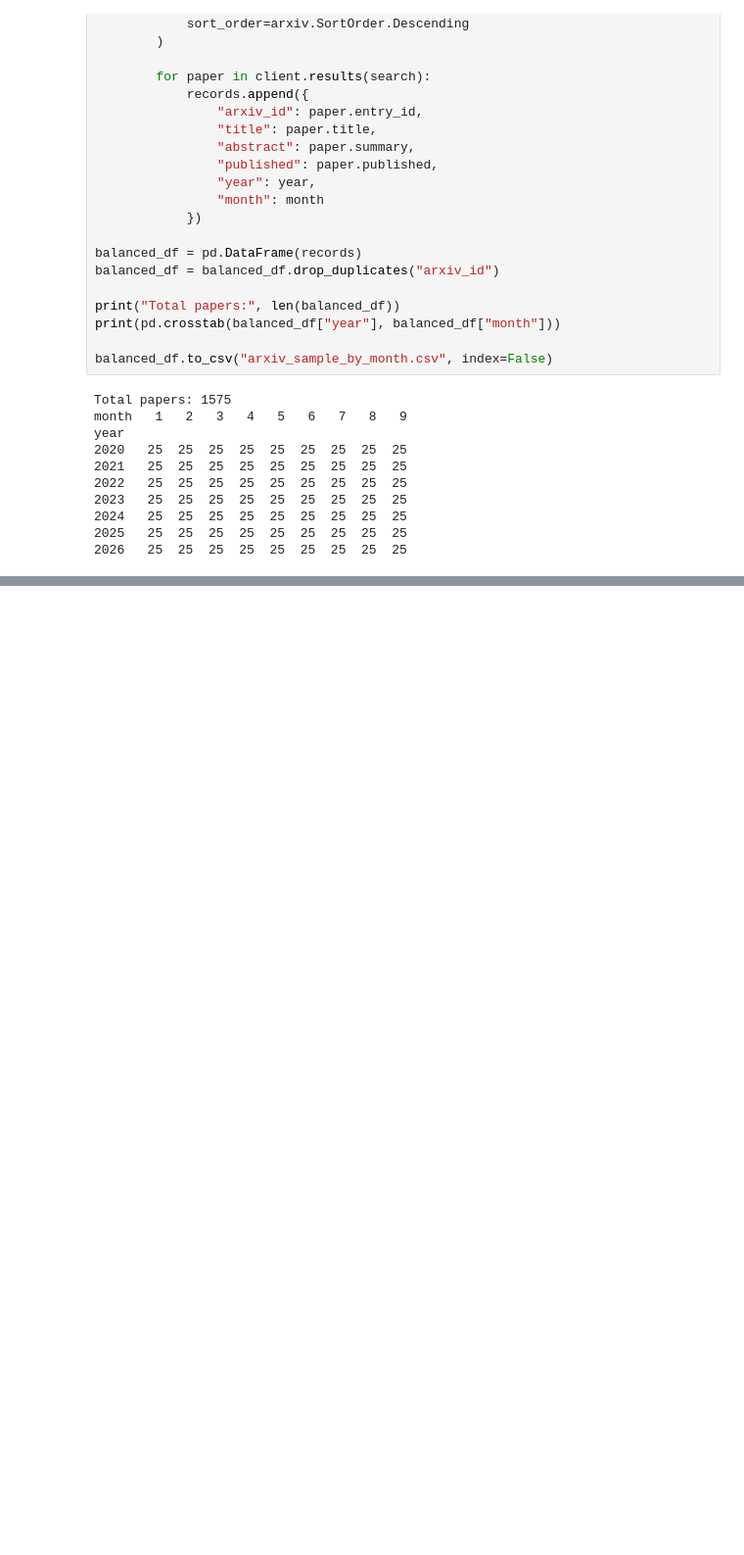
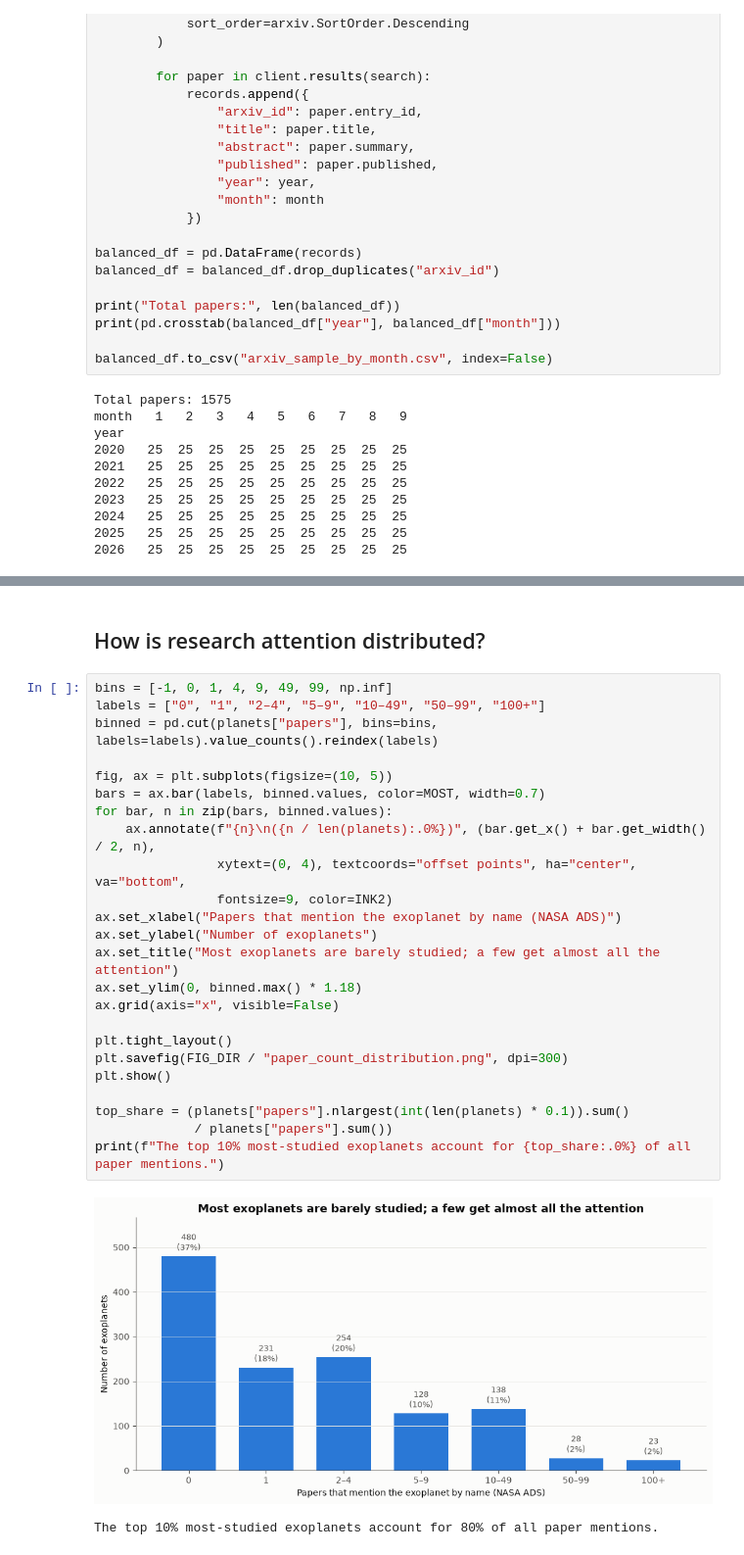
Before and after one commit to etu8924/CelestialCelebs, a Jupyter notebook: saanvi/research_papers.ipynb, the cells around one changed output, grey strips where cells are left out. Shown at 98% size. Saved outputs shown, nothing was run; the diff lists cells and outputs as text; blank space fills up the shorter version.

```diff
--- a/saanvi/research_papers.ipynb
+++ b/saanvi/research_papers.ipynb
@@ -855,0 +934,29 @@ year
+# %% [markdown]
+## How is research attention distributed?
+# %%
+bins = [-1, 0, 1, 4, 9, 49, 99, np.inf]
+labels = ["0", "1", "2–4", "5–9", "10–49", "50–99", "100+"]
+binned = pd.cut(planets["papers"], bins=bins, labels=labels).value_counts().reindex(labels)
+
+fig, ax = plt.subplots(figsize=(10, 5))
+bars = ax.bar(labels, binned.values, color=MOST, width=0.7)
+for bar, n in zip(bars, binned.values):
+    ax.annotate(f"{n}\n({n / len(planets):.0%})", (bar.get_x() + bar.get_width() / 2, n),
+                xytext=(0, 4), textcoords="offset points", ha="center", va="bottom",
+                fontsize=9, color=INK2)
+ax.set_xlabel("Papers that mention the exoplanet by name (NASA ADS)")
+ax.set_ylabel("Number of exoplanets")
+ax.set_title("Most exoplanets are barely studied; a few get almost all the attention")
+ax.set_ylim(0, binned.max() * 1.18)
+ax.grid(axis="x", visible=False)
+
+plt.tight_layout()
+plt.savefig(FIG_DIR / "paper_count_distribution.png", dpi=300)
+plt.show()
+
+top_share = (planets["papers"].nlargest(int(len(planets) * 0.1)).sum()
+             / planets["papers"].sum())
+print(f"The top 10% most-studied exoplanets account for {top_share:.0%} of all paper mentions.")
+# %% [output]
+[figure, added]
+The top 10% most-studied exoplanets account for 80% of all paper mentions.
```
Also changed, not shown: parts of 20 cells of this notebook, 9 other files.
